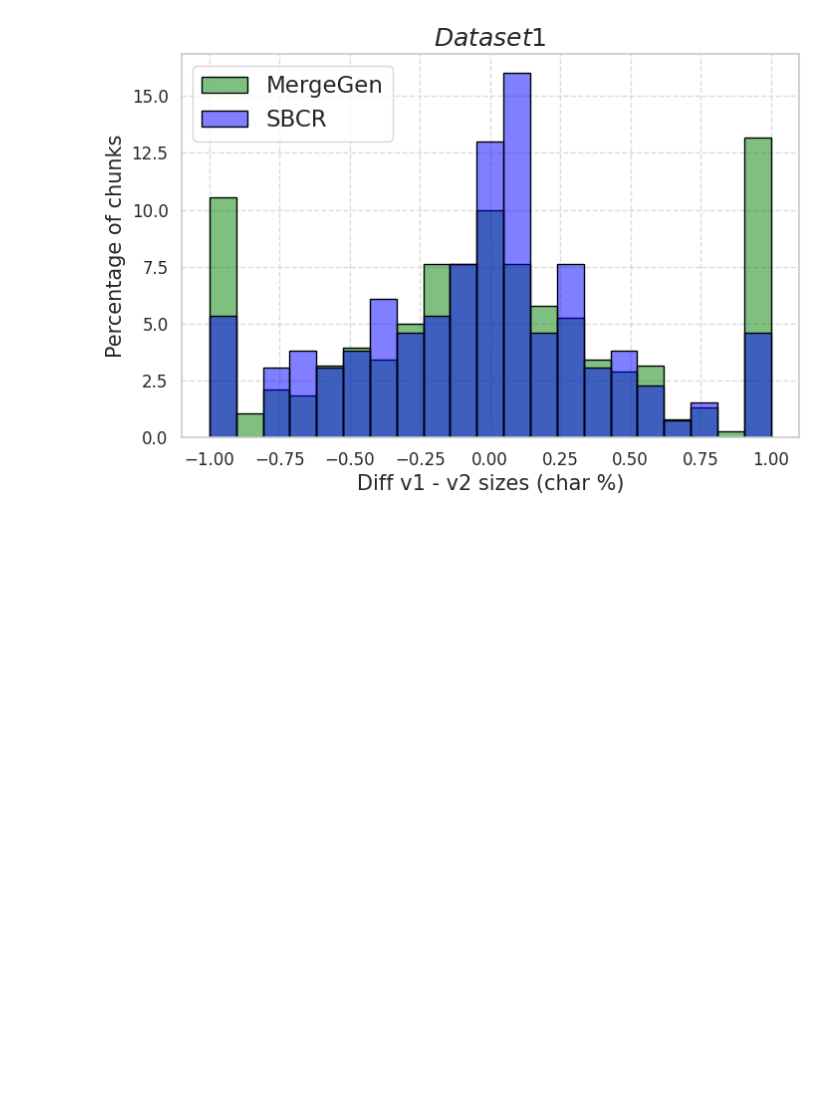
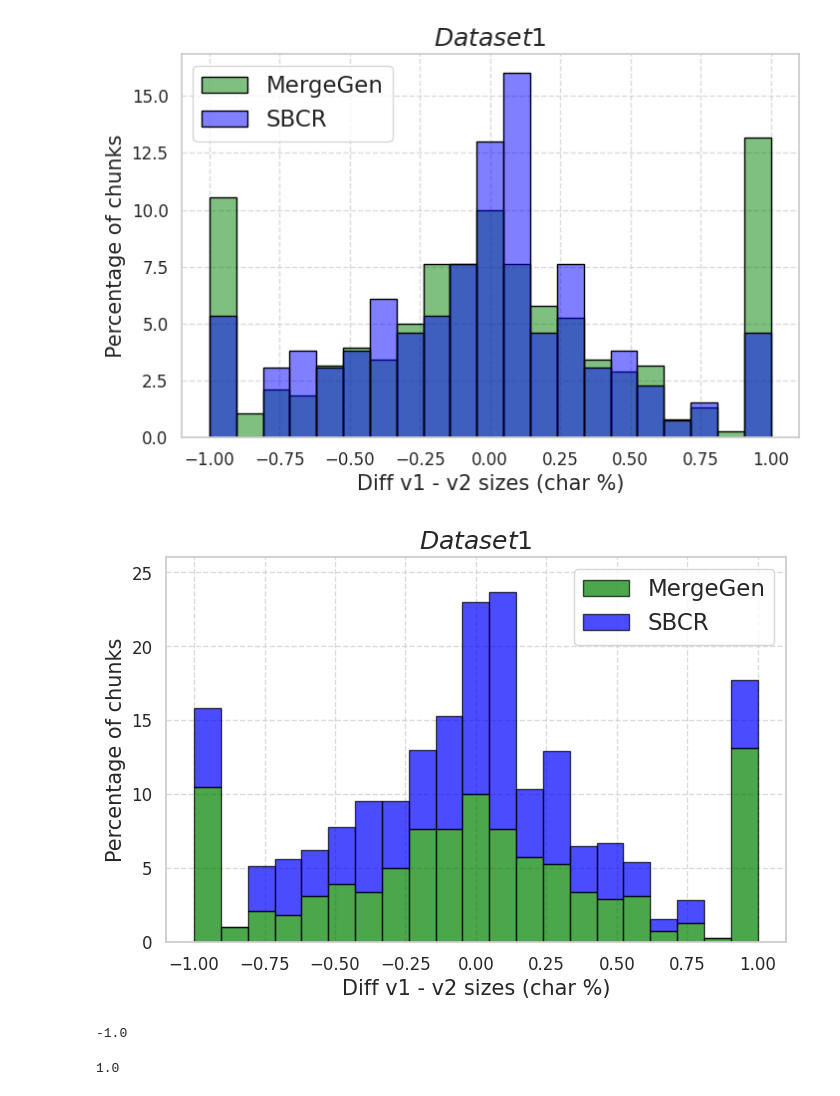
Before and after one commit to gems-uff/sbcr_study, a Jupyter notebook: analysis/RQ4/RQ4_dataset1.ipynb, the cells around one changed output. Cells and saved outputs as stored; diff of their text form; code cells hidden in the pictures; blank space fills up the shorter version.

```diff
--- a/analysis/RQ4/RQ4_dataset1.ipynb
+++ b/analysis/RQ4/RQ4_dataset1.ipynb
@@ -454,3 +568,61 @@ plt.legend()
 plt.show()
 # %% [output]
 [figure]
+# %%
+import numpy as np
+
+# Configuração do estilo
+sns.set(style="whitegrid")
+sns.set_context("notebook", font_scale=1.5)
+
+# Definir bins comuns para ambos os conjuntos de dados
+bins = np.linspace(min(df_mergegen['chunk_diff_char_rel'].min(), df_sbcr['chunk_diff_char_rel'].min()),
+                   max(df_mergegen['chunk_diff_char_rel'].max(), df_sbcr['chunk_diff_char_rel'].max()), 22)
+
+# Contar a frequência de cada abordagem nos bins
+hist_mergegen, _ = np.histogram(df_mergegen['chunk_diff_char_rel'], bins=bins)
+hist_sbcr, _ = np.histogram(df_sbcr['chunk_diff_char_rel'], bins=bins)
+
+# Normalizar para obter a porcentagem individual dentro de cada categoria
+hist_mergegen = (hist_mergegen / hist_mergegen.sum()) * 100
+hist_sbcr = (hist_sbcr / hist_sbcr.sum()) * 100
+
+# Posições centrais dos bins
+bin_centers = (bins[:-1] + bins[1:]) / 2
+
+# Criar stacked bar plot
+plt.figure(figsize=(8, 5))
+plt.bar(bin_centers, hist_mergegen, width=np.diff(bins), color='green', edgecolor='black', label="MergeGen", alpha=0.7)
+plt.bar(bin_centers, hist_sbcr, width=np.diff(bins), color='blue', edgecolor='black', label="SBCR", alpha=0.7, bottom=hist_mergegen)
+
+# Ajuste do eixo Y
+max_y = (hist_mergegen + hist_sbcr).max()  # Valor máximo das barras empilhadas
+plt.ylim(0, max_y * 1.1)  # Adiciona 10% de margem superior para melhor visualização
+
+# Rótulos e título
+plt.title('$Dataset1$')
+plt.xlabel('Diff v1 - v2 sizes (char %)', fontsize=15)
+plt.ylabel('Percentage of chunks', fontsize=15)
+
+# Ajuste dos ticks
+plt.xticks(fontsize=12)
+plt.yticks(fontsize=12)
+
+# Adicionar grid
+plt.grid(True, linestyle='--', alpha=0.7)
+
+# Adicionar legenda
+plt.legend()
+
+# Exibir plot
+plt.show()
+# %% [output]
+[figure, added]
+# %%
+df_tie['chunk_diff_char_rel'].min()
+# %% [output]
+-1.0
+# %%
+df_tie['chunk_diff_char_rel'].max()
+# %% [output]
+1.0
```
Also changed, not shown: parts of 6 cells of this notebook, 6 other files.
